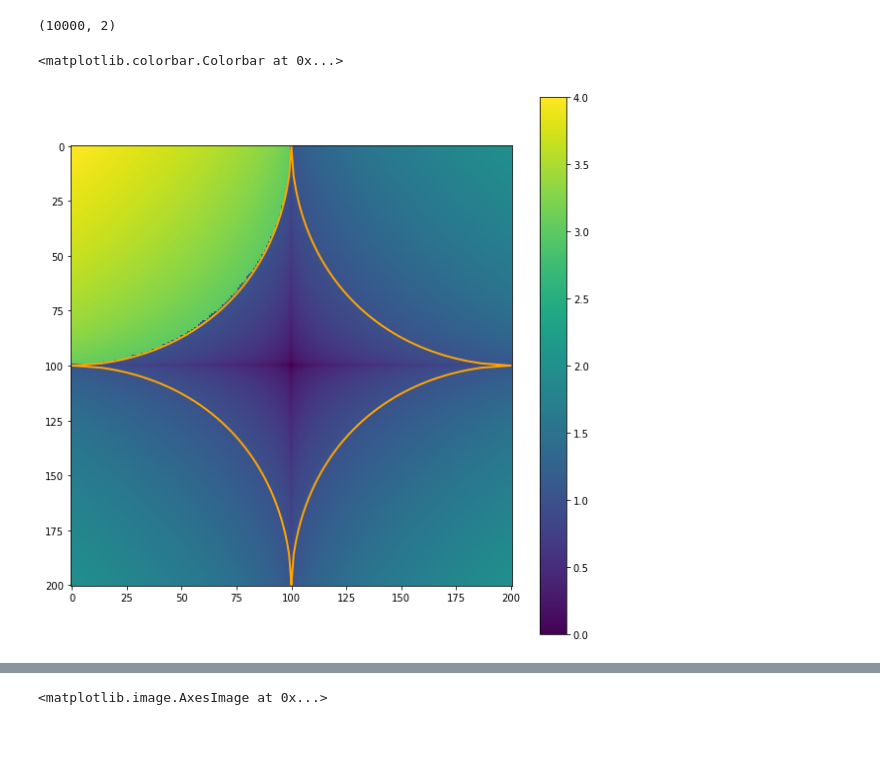
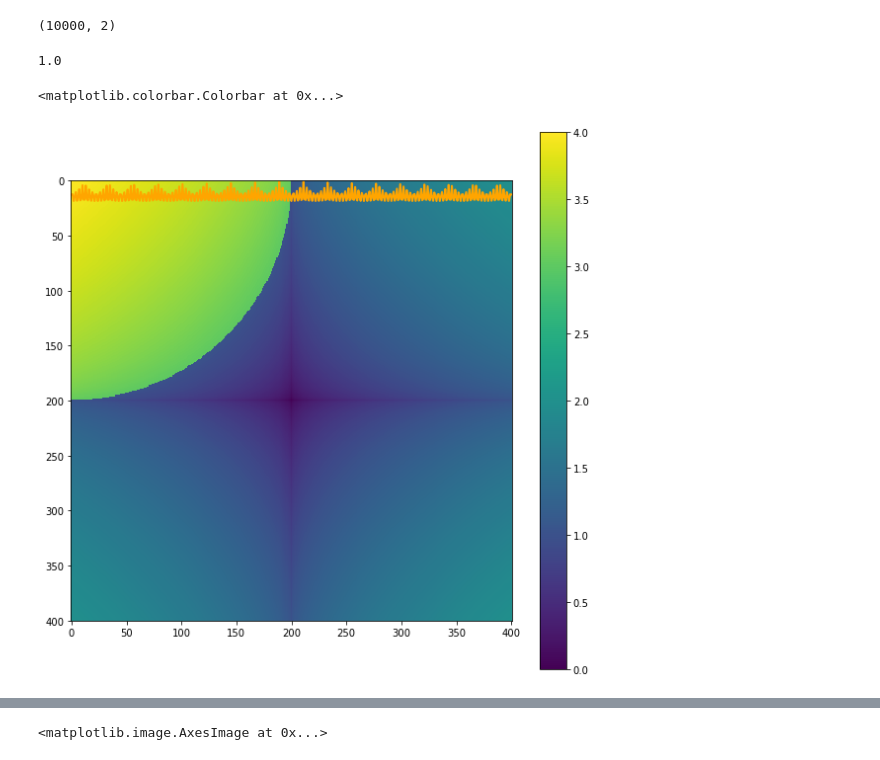
Before and after one commit to ljmartin/sas_mol_surface, a Jupyter notebook: lame curve.ipynb, the cells around one changed output, grey strips where cells are left out. Saved outputs shown, nothing was run; the diff lists cells and outputs as text; code cells hidden in the pictures.

```diff
--- a/lame curve.ipynb
+++ b/lame curve.ipynb
@@ -20,27 +20,26 @@ gPoints = np.vstack([a,b]).T
 print(gPoints.shape)
 # %% [output]
 (10000, 2)
+# %%
+np.cos(np.pi*2)
+# %% [output]
+1.0
 # %%
 plt.figure(figsize=(10,10))
-
-grid_spacing = 0.01
+grid_spacing = 0.005
 x,y = np.ogrid[-1/grid_spacing:1/grid_spacing+grid_spacing,-1/grid_spacing:1/grid_spacing+grid_spacing]
-
 #Lame curve:
 n=5/9
-g = (np.abs(x*grid_spacing)**n+np.abs(y*grid_spacing)**n)#< 1).astype(int)
+g = (np.abs(x*grid_spacing)**n+np.abs(y*grid_spacing)**n)
 
-second_contours = measure.find_contours(g,1)
+#second_contours = measure.find_contours(g,1)
 plt.plot(second_contours[0][:, 1], second_contours[0][:, 0], linewidth=2, c='orange', label='new')
-
 
 ##add a circle at one of the corners:
 g += (np.abs(x*grid_spacing+1)**2+np.abs(y*grid_spacing+1)**2< 1)*2
 
-
-
 plt.imshow(g)
 plt.colorbar()
 # %% [output]
 <matplotlib.colorbar.Colorbar at 0x...>
-[figure, old version]
+[figure, new version]
```
Also changed, not shown: parts of 1 cell of this notebook.
